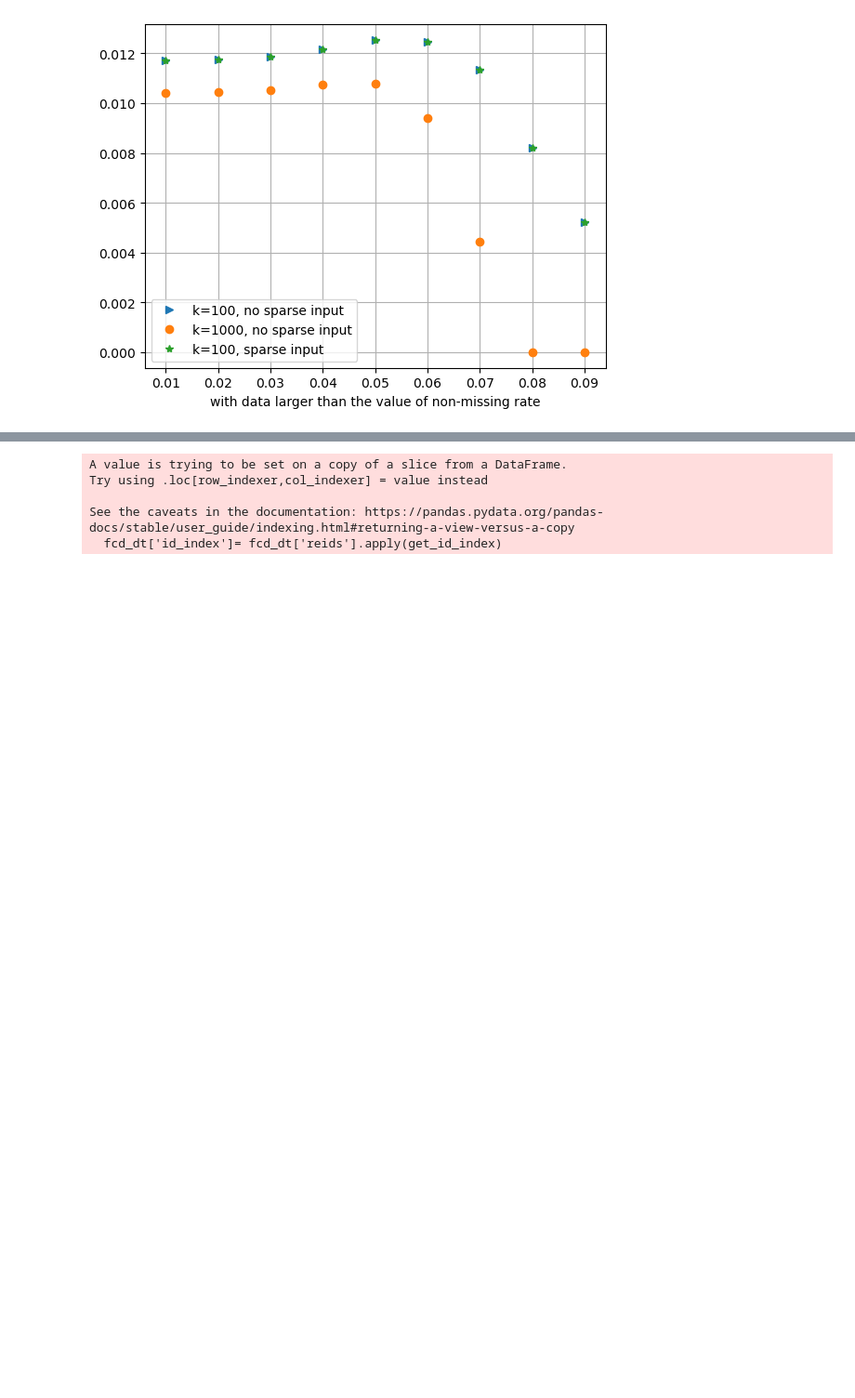
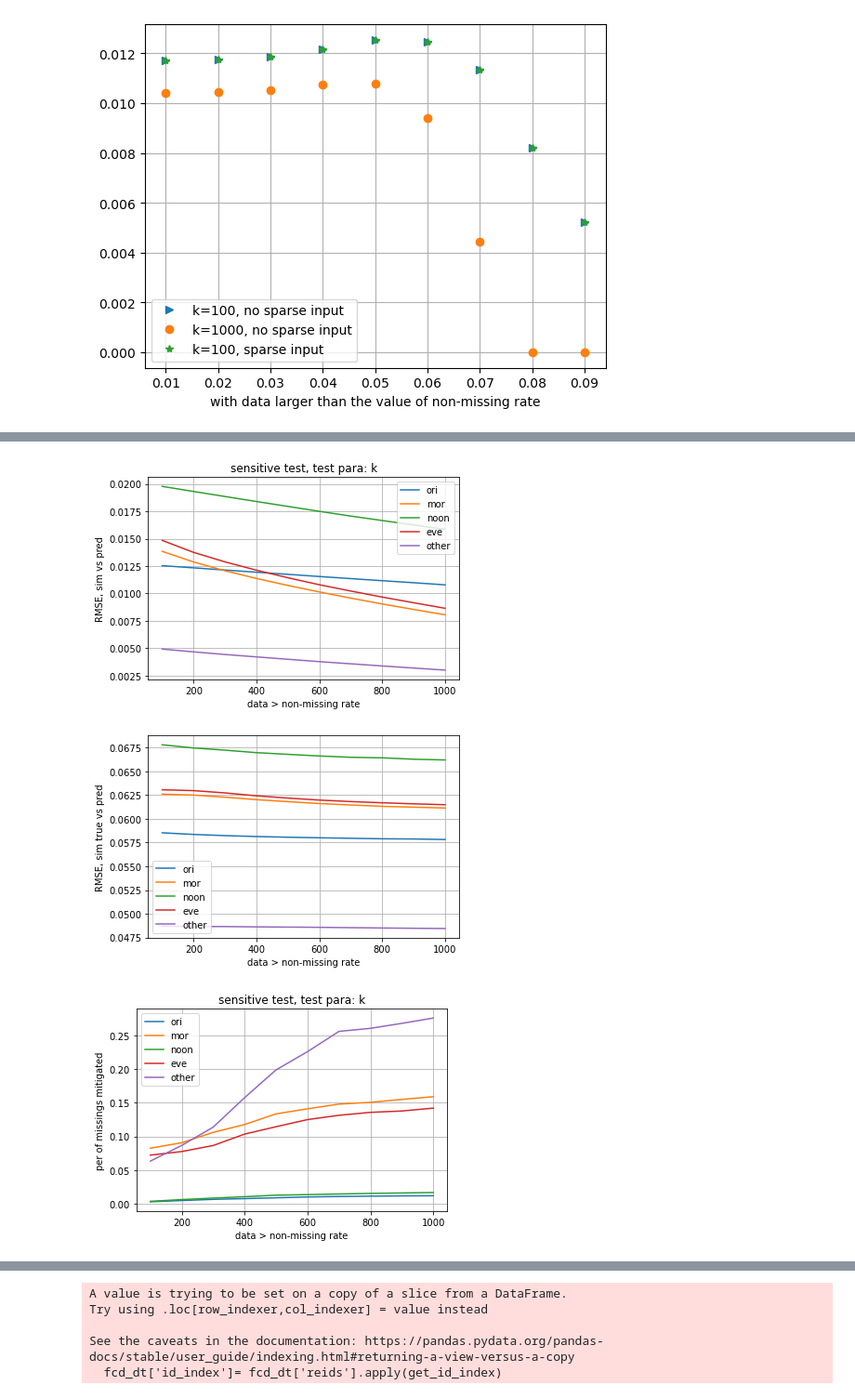
Before and after one commit to Yiran6/app_baseddata_processing, a Jupyter notebook: app_based_algorithm_test.ipynb, the cells around one changed output, grey strips where cells are left out. Shown at 93% size. Drawn from its saved outputs; the diff is of its cells as text; code cells hidden in the pictures; blank space fills up the shorter version.

```diff
--- a/app_based_algorithm_test.ipynb
+++ b/app_based_algorithm_test.ipynb
@@ -1375,0 +1599,30 @@ result_para_dict_simt2_bmf_100 = fit_model_get_para(fcd_dt, 'sim_t2', 100, x_val
+# %%
+def generate_paralst(test_valrange, val_loc, other_val, para_len):
+    para_lst = []
+    add_para_cb = []
+    idx = 0
+    if len(val_loc) == 1:
+        for i in range(para_len):
+            if i in val_loc:
+                add_para_cb.append(0)
+            else:
+                add_para_cb.append(other_val[idx])
+                idx += 1
+        #print(add_para_cb)
+        for j in range(len(test_valrange)):
+            add_para_cb_cur = copy.deepcopy(add_para_cb)
+            add_para_cb_cur[val_loc[0]] = test_valrange[j]
+            para_lst.append(add_para_cb_cur)
+        return(para_lst)
+    else:
+        add_para_cb = np.zeros(para_len)
+        idx = 0
+        for i in range(para_len):
+            if i not in val_loc:
+                add_para_cb[i] = other_val[idx]
+                idx += 1
+        for j in range(len(test_valrange)):
+            add_para_cb_cur = copy.deepcopy(add_para_cb)
+            add_para_cb_cur[val_loc] = test_valrange[j]
+            para_lst.append(list(add_para_cb_cur))
+        return(para_lst)
@@ -1375,0 +1646,7 @@ result_para_dict_simt2_bmf_100 = fit_model_get_para(fcd_dt, 'sim_t2', 100, x_val
+# %%
+#para_lst_nmf = [k_val, alpha_W, alpha_H, l1_ratio]
+#para_lst_bmf = [k_val, lambda_w, lambda_h]
+#k_nmf = generate_paralst(list(np.array(range(1, 21))*10), [0], [0, 0, 0], 4)
+k_nmf = generate_paralst(list(np.array(range(1, 11))*100), [0], [0, 0, 0], 4)
+test_k_nmf = fit_model_get_para_sensitive(fcd_dt, 'sim_t', k_nmf,
+                                          0.05, 288, result_para_dict, 'NMF')
@@ -1375,0 +1912,6 @@ result_para_dict_simt2_bmf_100 = fit_model_get_para(fcd_dt, 'sim_t2', 100, x_val
+# %%
+plot_paras_sensitive(test_k_nmf, list(np.array(k_nmf)[:, 0]), 'k')
+# %% [output]
+[figure, added]
+[figure, added]
+[figure, added]
```
Also changed, not shown: parts of 22 cells of this notebook, 1 other file.
